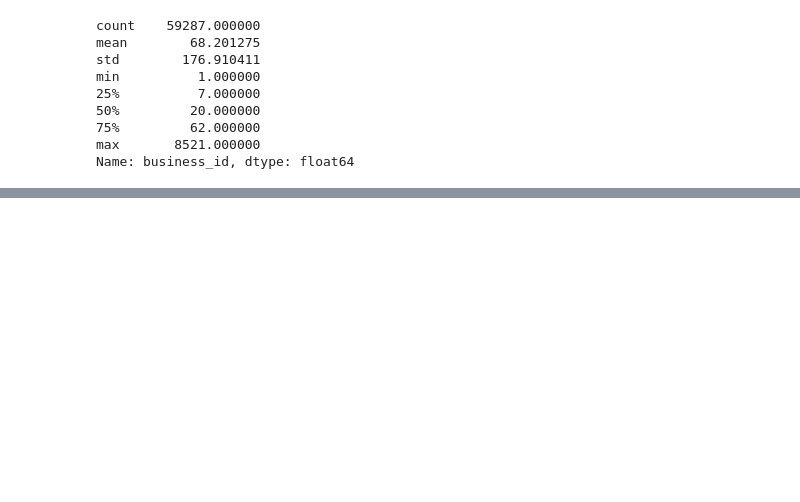
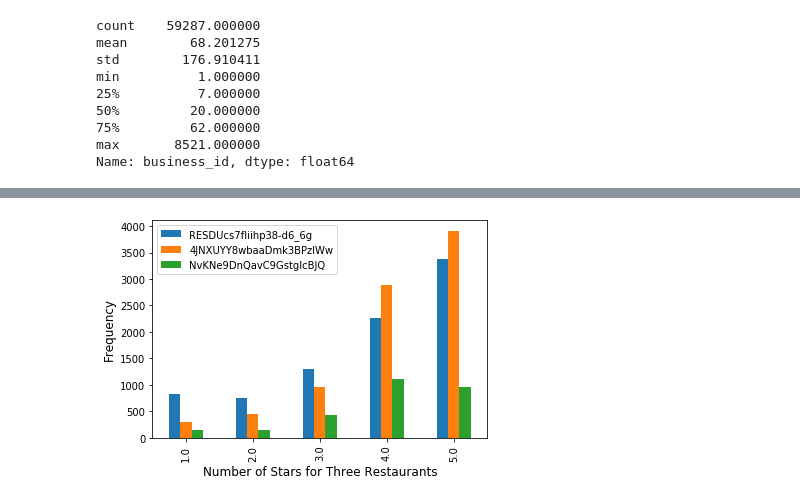
Before and after one commit to walkerpage/springboard, a Jupyter notebook: Capstone_Projects/Capstone_Project_1/Code/Capstone_Project_1_Data_Storytelling.ipynb, the cells around one changed output, grey strips where cells are left out. Drawn from its saved outputs; the diff is of its cells as text; code cells hidden in the pictures; blank space fills up the shorter version.

```diff
--- a/Capstone_Projects/Capstone_Project_1/Code/Capstone_Project_1_Data_Storytelling.ipynb
+++ b/Capstone_Projects/Capstone_Project_1/Code/Capstone_Project_1_Data_Storytelling.ipynb
@@ -173,0 +249,5 @@ Name: business_id, dtype: float64
+# %%
+# Construct DataFrame with ratings counts for all three restaurants
+ratings_count_df = pd.concat([rest1_ratings_count, rest2_ratings_count, rest3_ratings_count], axis=1)
+ratings_count_df.columns = ['RESDUcs7fIiihp38-d6_6g', '4JNXUYY8wbaaDmk3BPzlWw', 'NvKNe9DnQavC9GstglcBJQ']
+ratings_count_df
@@ -173,0 +261,9 @@ Name: business_id, dtype: float64
+# %%
+# Plot total number/frequency of each star rating for all three restaurants
+_ = ratings_count_df.sort_index().plot.bar()
+_ = plt.xlabel('Number of Stars for Three Restaurants', fontsize='large')
+_ = plt.ylabel('Frequency', fontsize='large')
+
+plt.show()
+# %% [output]
+[figure, added]
```
Also changed, not shown: parts of 11 cells of this notebook.
